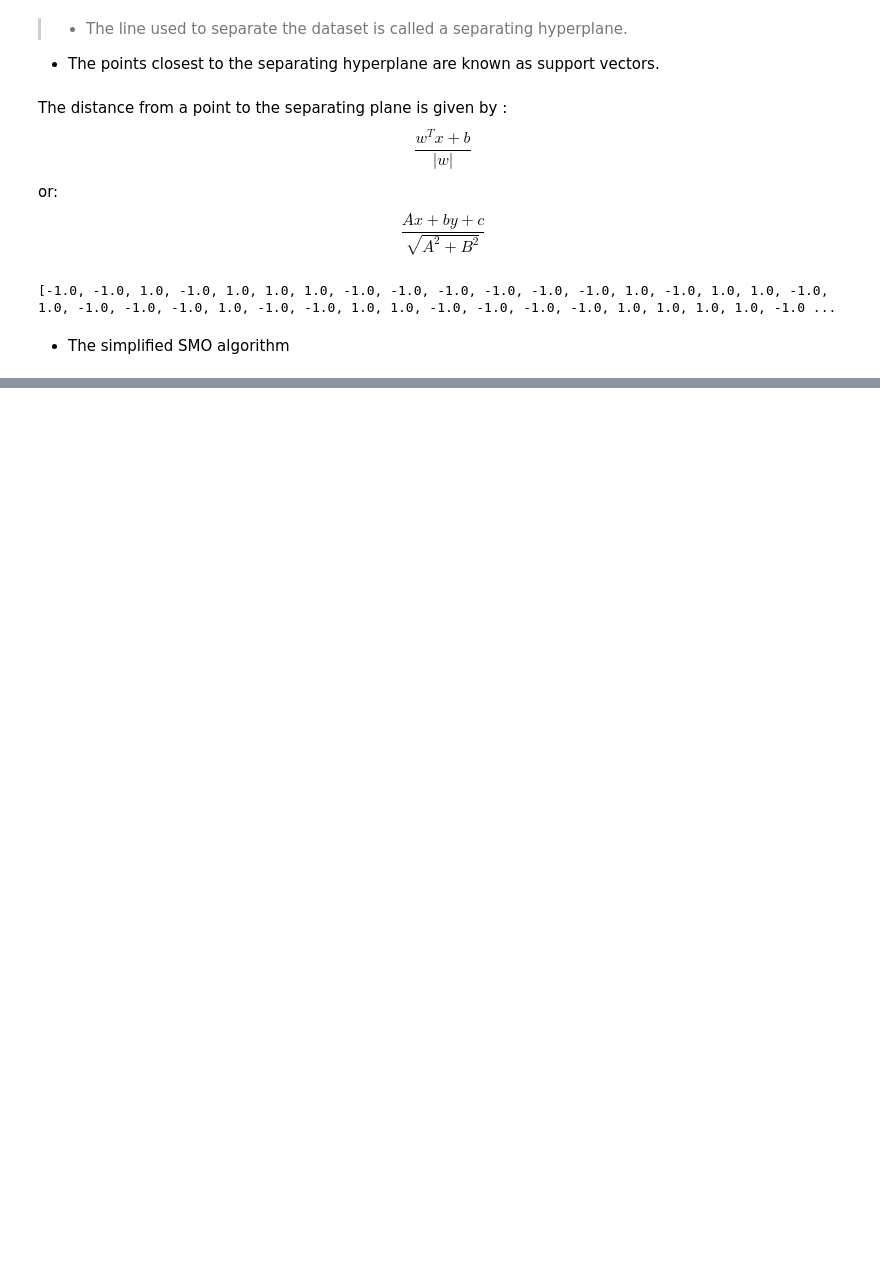
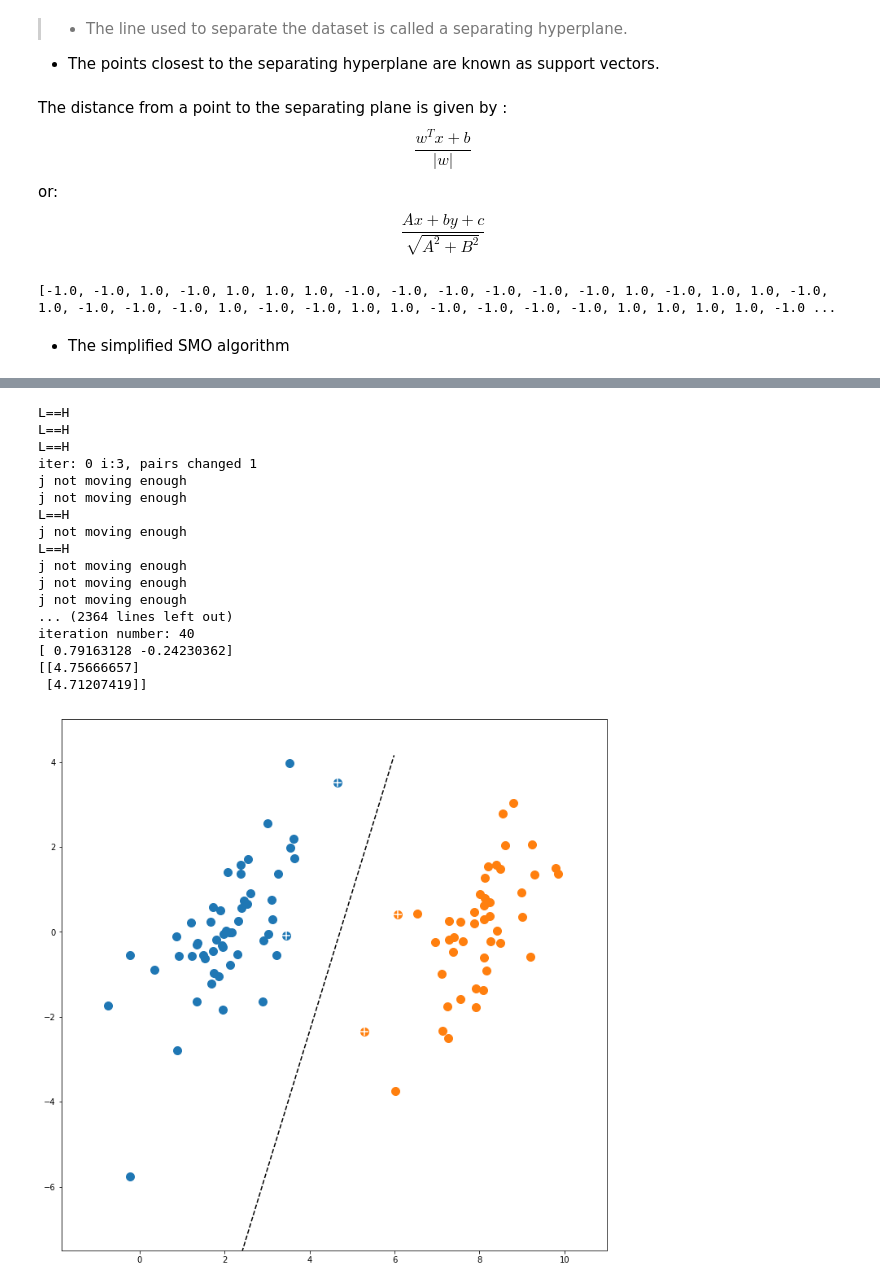
Before and after one commit to taicaile/study_notes, a Jupyter notebook: 002_MachineLearninginAction/Chapter 6 Support vector machines/Chapter 6 Support vector machines.ipynb, the cells around one changed output, grey strips where cells are left out. Saved outputs shown, nothing was run; the diff lists cells and outputs as text; code cells hidden in the pictures; blank space fills up the shorter version.

```diff
--- a/002_MachineLearninginAction/Chapter 6 Support vector machines/Chapter 6 Support vector machines.ipynb
+++ b/002_MachineLearninginAction/Chapter 6 Support vector machines/Chapter 6 Support vector machines.ipynb
@@ -40,6 +40,7 @@ print(labelArr)
  - The simplified SMO algorithm
 # %%
 def smoSimple(dataMatIn, classLabels, C, toler, maxIter):
+    # 输入的参数为数据集，类别标签，常数C，容错率和最大迭代数
     dataMatrix = np.mat(dataMatIn)
     labelMat = np.mat(classLabels).transpose()
     b = 0
@@ -49,8 +50,11 @@ def smoSimple(dataMatIn, classLabels, C, toler, maxIter):
     while(iter < maxIter):
         alphaPairsChanged = 0
         for i in range(m):
+            # 计算当前alphas参数下的函数值
             fXi = float(np.multiply(alphas, labelMat).T*(dataMatrix*dataMatrix[i, :].T))+b
+            # 计算差值
             Ei = fXi - float(labelMat[i])
+            #
             if ((labelMat[i]*Ei < -toler) and (alphas[i] < C)) or (labelMat[i]*Ei > toler and alphas[i] > 0):
                 j = selectJrand(i, m)
                 fXj = float(np.multiply(alphas, labelMat).T*(dataMatrix*dataMatrix[j, :].T))+b
@@ -79,10 +83,10 @@ def smoSimple(dataMatIn, classLabels, C, toler, maxIter):
                     continue
                 alphas[i] += labelMat[j]*labelMat[i] * (alphaJold - alphas[j])
 
-                b1 = b-Ei - labelMat[i] * (alphas[i]-alphaIold)*dataMatrix[i, :] * \
-                    dataMatrix[i, :].T - labelMat[j]*(alphas[j]-alphaJold) * dataMatrix[i, :]*dataMatrix[j, :].T
-                b2 = b - Ej - labelMat[i]*(alphas[i]-alphaIold) * dataMatrix[i, :]*dataMatrix[j, :].T - \
-                    labelMat[j]*(alphas[j]-alphaJold) * dataMatrix[j, :]*dataMatrix[j, :].T
+                b1 = b-Ei - labelMat[i] * (alphas[i]-alphaIold)*dataMatrix[i, :] * dataMatrix[i, :].T \
+                    - labelMat[j]*(alphas[j]-alphaJold) * dataMatrix[i, :]*dataMatrix[j, :].T
+                b2 = b - Ej - labelMat[i]*(alphas[i]-alphaIold) * dataMatrix[i, :]*dataMatrix[j, :].T \
+                    - labelMat[j]*(alphas[j]-alphaJold) * dataMatrix[j, :]*dataMatrix[j, :].T
 
                 if (0 < alphas[i]) and (C > alphas[i]):
                     b = b1
@@ -97,4 +101,5 @@ def smoSimple(dataMatIn, classLabels, C, toler, maxIter):
         else:
             iter = 0
         print("iteration number: %d" % iter)
+
     return b, alphas
@@ -123,0 +106,65 @@ alphas [[0.11790506 0.24986159 0.01149779 0.35626886]]
+# %%
+%matplotlib inline
+import matplotlib.pyplot as plt
+dataArr, labelArr = loadDataSet('./src//testSet.txt')
+
+xdata0 = []
+ydata0 = []
+
+xdata1 = []
+ydata1 = []
+
+for i in range(len(labelArr)):
+    if labelArr[i] == 1:
+        xdata1.append(dataArr[i][0])
+        ydata1.append(dataArr[i][1])
+    else:
+        xdata0.append(dataArr[i][0])
+        ydata0.append(dataArr[i][1])
+
+plt.figure(figsize=(12,12))
+plt.axis('equal')
+plt.scatter(xdata0, ydata0, s=100)
+plt.scatter(xdata1, ydata1, s=100)
+
+b, alphas = smoSimple(dataArr, labelArr, 0.6, 0.001, 40)
+
+IndexAlphas = np.nonzero(alphas > 0)[0]
+supportVec = np.array(dataArr)[IndexAlphas]
+w = np.zeros((1, 2))
+
+for i in IndexAlphas:
+    w = w+alphas[i]*labelArr[i]*dataArr[i]
+
+print(w.getA()[0])
+print(supportVec[np.nonzero(np.array(labelArr)[IndexAlphas] == 1)]*(w.T))
+MinPosDis = (supportVec[np.nonzero(np.array(labelArr)[IndexAlphas] == 1)]*(w.T)).min()
+maxNegDis = (supportVec[np.nonzero(np.array(labelArr)[IndexAlphas] == -1)]*(w.T)).min()
+
+b = -(MinPosDis+maxNegDis)/2.0
+w = w.getA()[0]
+x = np.arange(2, 6, 0.01,)
+plt.plot(x, (-b-w[0]*x)/w[1], 'k--')
+plt.ylim([-7.5,5])
+plt.scatter(supportVec[:, 0], supportVec[:, 1], s=100, marker='+', c='white')
+
+plt.show()
+# %% [output]
+L==H
+L==H
+L==H
+iter: 0 i:3, pairs changed 1
+j not moving enough
+j not moving enough
+L==H
+j not moving enough
+L==H
+j not moving enough
+j not moving enough
+j not moving enough
+... (2364 lines left out)
+iteration number: 40
+[ 0.79163128 -0.24230362]
+[[4.75666657]
+ [4.71207419]]
+[figure, added]
```
Also changed, not shown: parts of 1 cell of this notebook.
